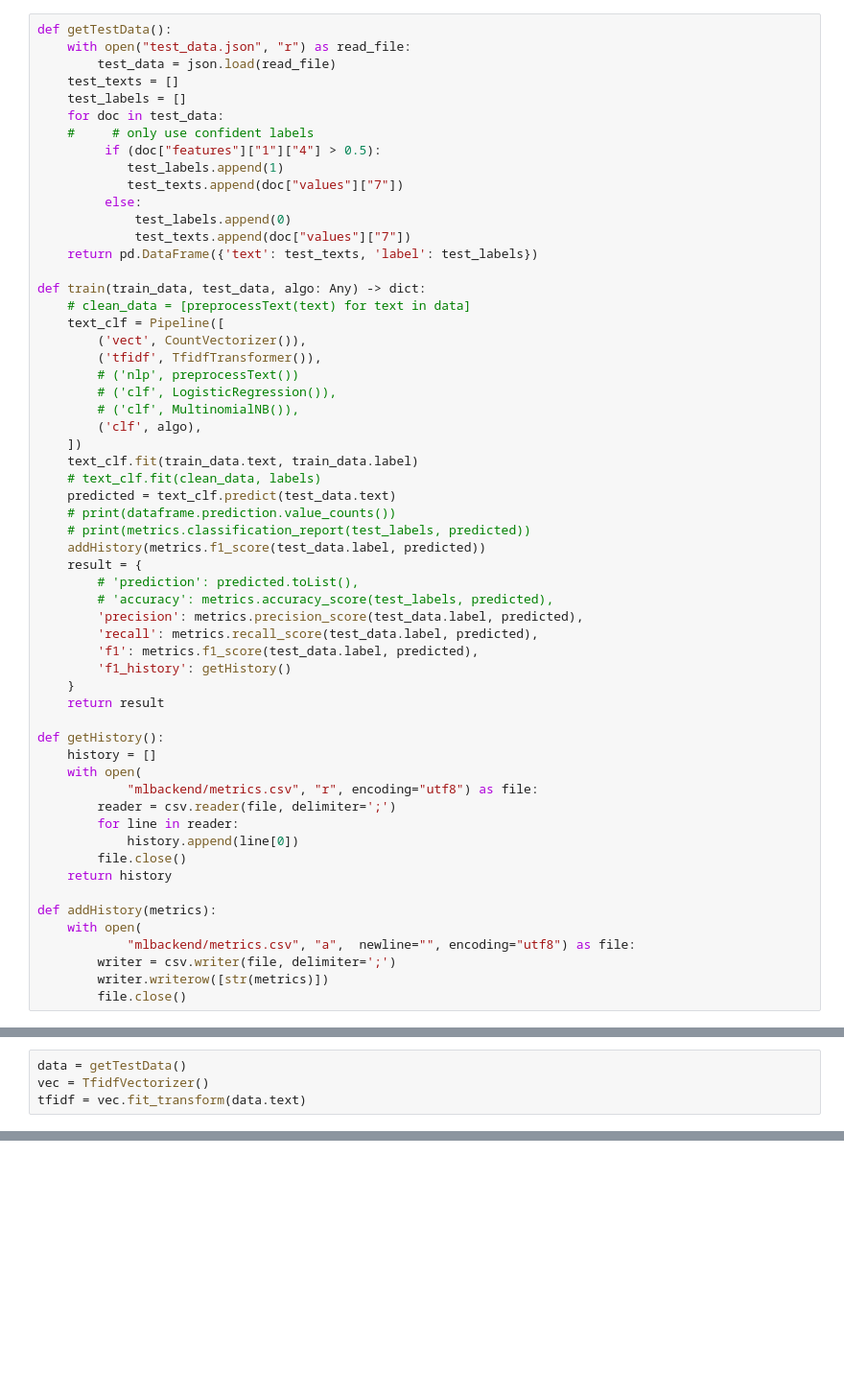
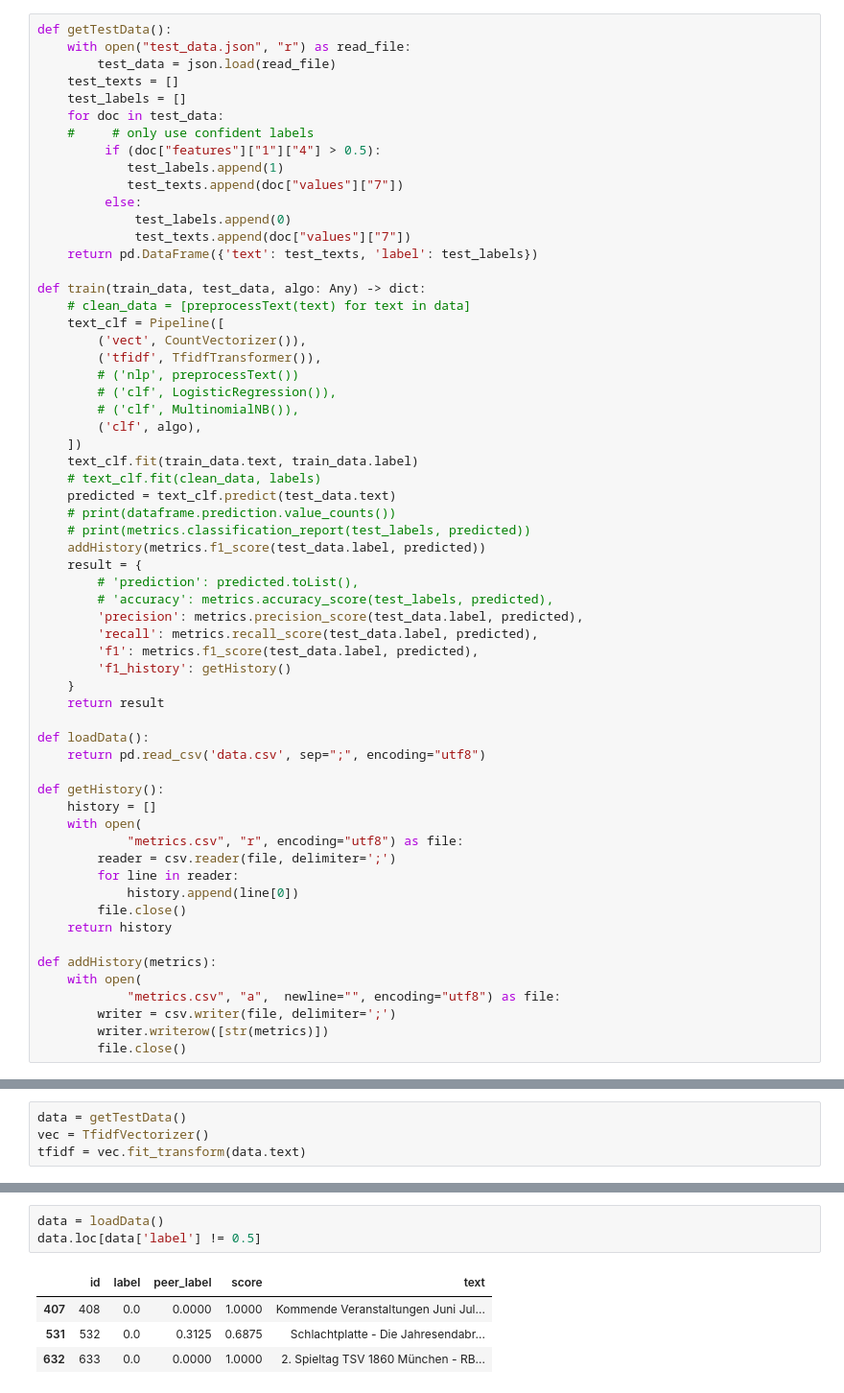
Before and after one commit to visualengineers/glyphboard, a Jupyter notebook: mlbackend/DR.ipynb, the cells around one changed output, grey strips where cells are left out. Shown at 96% size. Cells and saved outputs as stored; diff of their text form; blank space fills up the shorter version.

```diff
--- a/mlbackend/DR.ipynb
+++ b/mlbackend/DR.ipynb
@@ -74,10 +74,13 @@ def train(train_data, test_data, algo: Any) -> dict:
     }
     return result
 
+def loadData():
+    return pd.read_csv('data.csv', sep=";", encoding="utf8")
+
 def getHistory():
     history = []
     with open(
-            "mlbackend/metrics.csv", "r", encoding="utf8") as file:
+            "metrics.csv", "r", encoding="utf8") as file:
         reader = csv.reader(file, delimiter=';')
         for line in reader:
             history.append(line[0])
@@ -86,7 +89,7 @@ def getHistory():
 
 def addHistory(metrics):
     with open(
-            "mlbackend/metrics.csv", "a",  newline="", encoding="utf8") as file:
+            "metrics.csv", "a",  newline="", encoding="utf8") as file:
         writer = csv.writer(file, delimiter=';')
         writer.writerow([str(metrics)])
         file.close()
@@ -179 +202,9 @@ done
+# %%
+data = loadData()
+data.loc[data['label'] != 0.5]
+# %% [output]
+|  | id | label | peer_label | score | text |
+| 407 | 408 | 0.0 | 0.0000 | 1.0000 | Kommende Veranstaltungen Juni Jul... |
+| 531 | 532 | 0.0 | 0.3125 | 0.6875 | Schlachtplatte - Die Jahresendabr... |
+| 632 | 633 | 0.0 | 0.0000 | 1.0000 | 2. Spieltag TSV 1860 München - RB... |
 # %%
```
Also changed, not shown: parts of 7 cells of this notebook, 9 other files.
